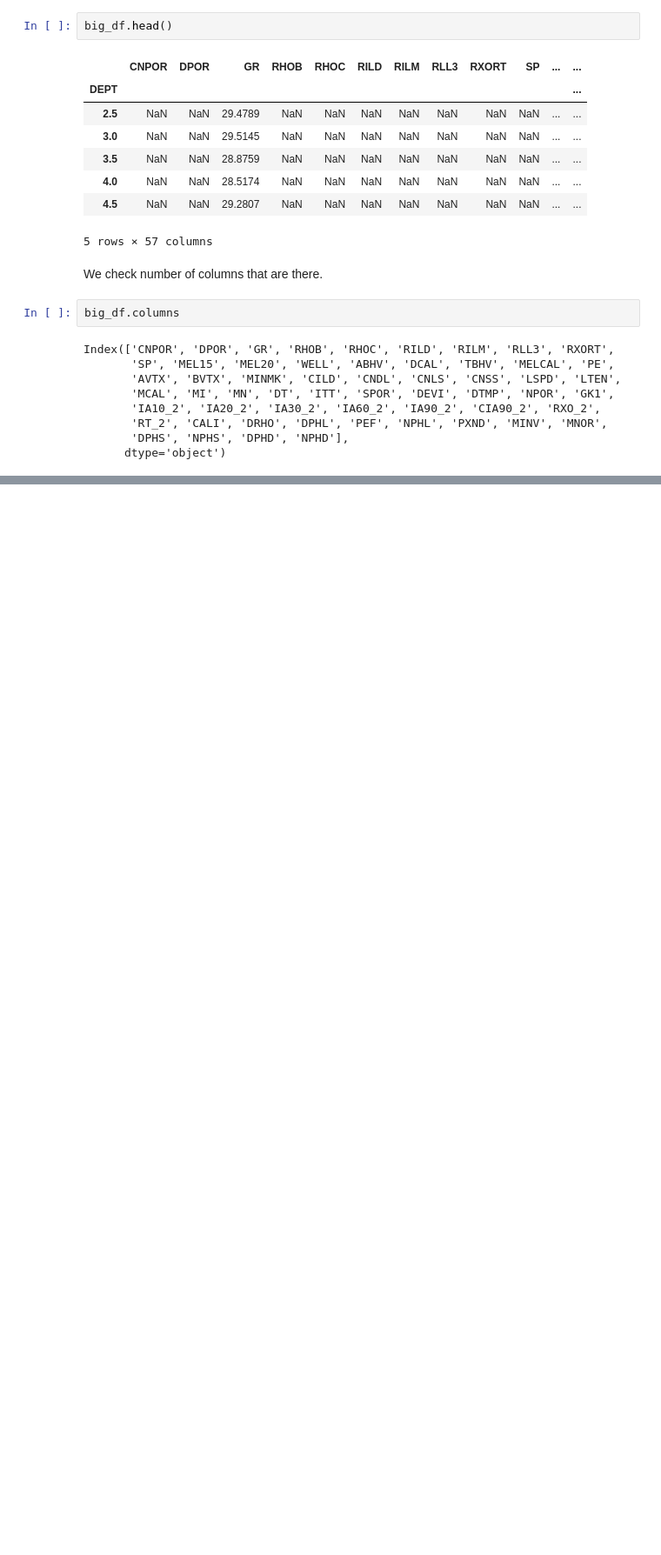
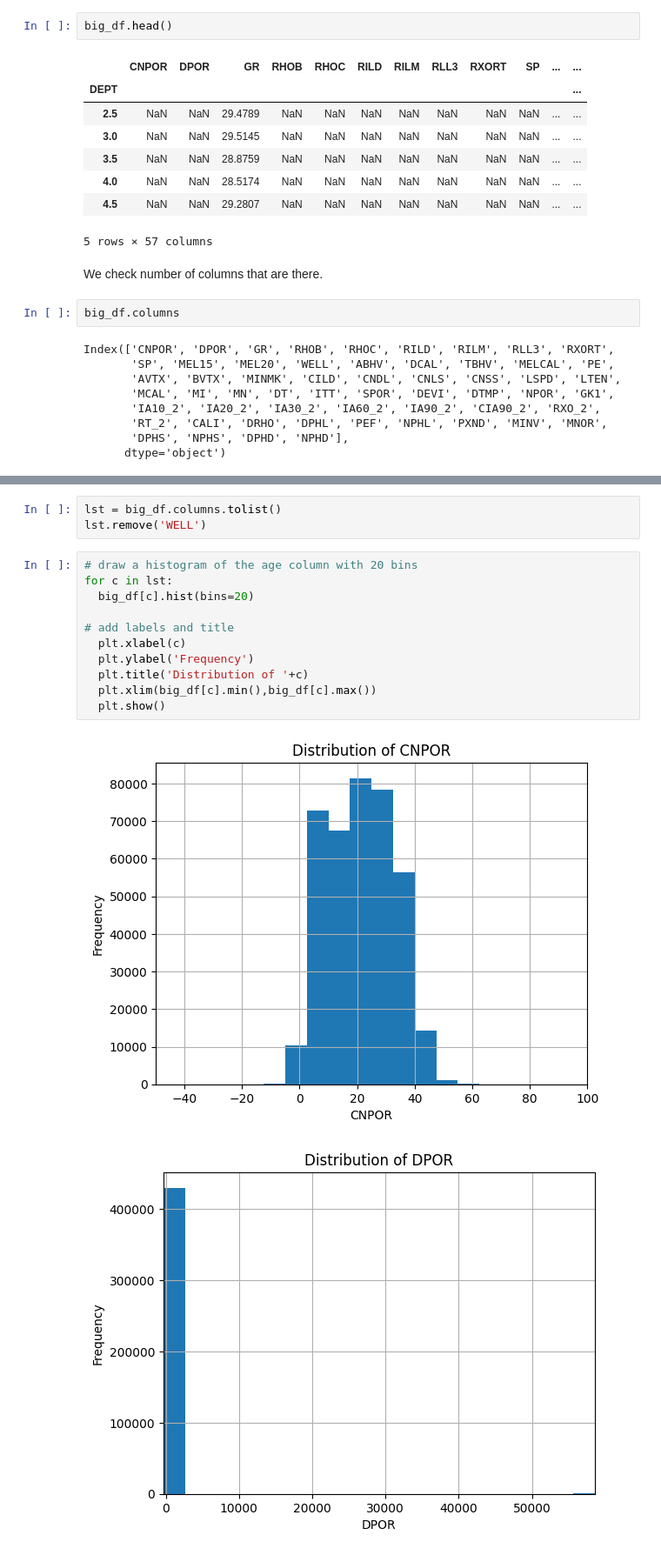
Before and after one commit to ra2309/AIWorkshop, a Jupyter notebook: Workshop.ipynb, the cells around one changed output, grey strips where cells are left out. Shown at 87% size. Cells and saved outputs as stored; diff of their text form; blank space fills up the shorter version.

```diff
--- a/Workshop.ipynb
+++ b/Workshop.ipynb
@@ -101,0 +163,17 @@ Index(['CNPOR', 'DPOR', 'GR', 'RHOB', 'RHOC', 'RILD', 'RILM', 'RLL3', 'RXORT',
+# %%
+lst = big_df.columns.tolist()
+lst.remove('WELL')
+# %%
+# draw a histogram of the age column with 20 bins
+for c in lst:
+  big_df[c].hist(bins=20)
+
+# add labels and title
+  plt.xlabel(c)
+  plt.ylabel('Frequency')
+  plt.title('Distribution of '+c)
+  plt.xlim(big_df[c].min(),big_df[c].max())
+  plt.show()
+# %% [output]
+[figure, added]
+[figure, added]
```
Also changed, not shown: parts of 10 cells of this notebook.
